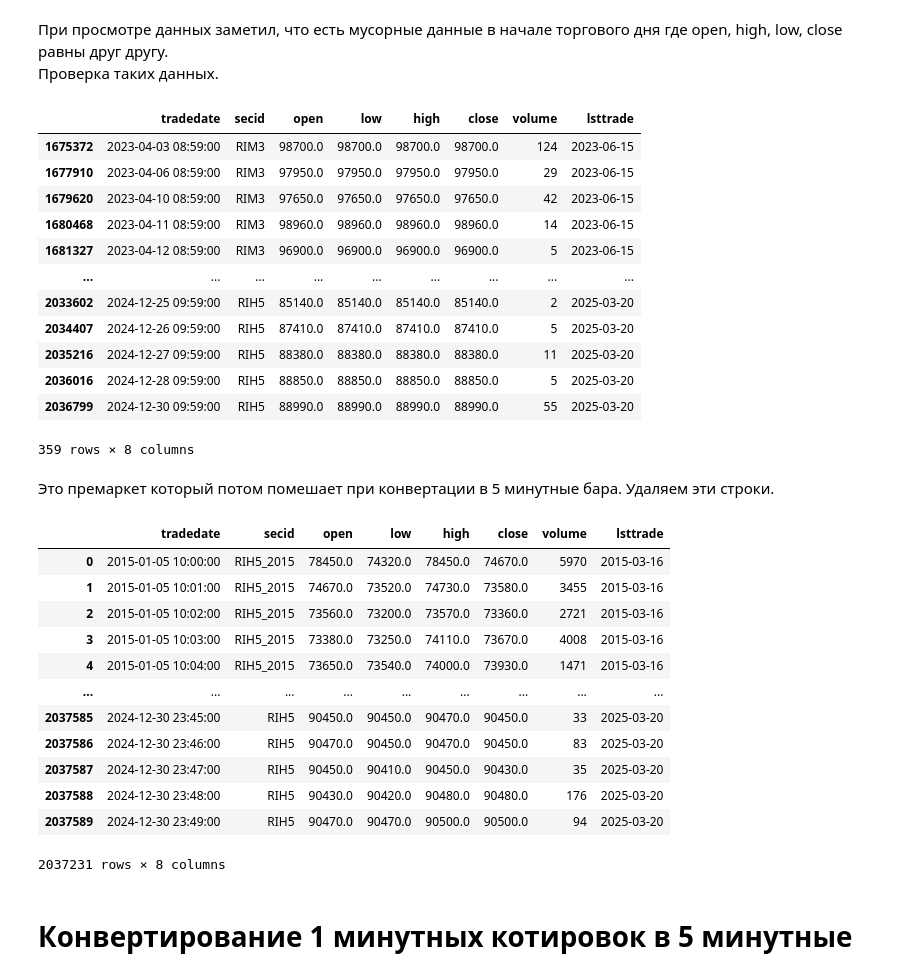
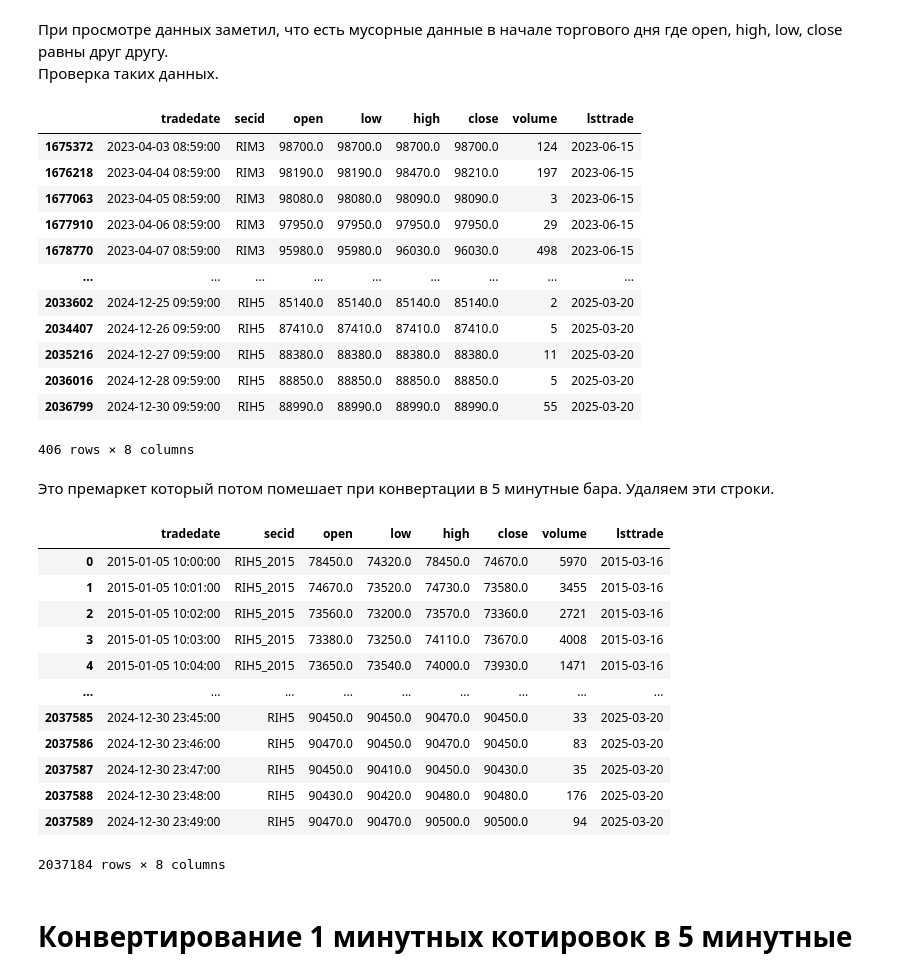
Before and after one commit to Alkor135/pj5_GMTS_trade_research, a Jupyter notebook: RTS_MOEX/RTS_подготовка_данных.ipynb, the cells around one changed output. Saved outputs shown, nothing was run; the diff lists cells and outputs as text; code cells hidden in the pictures.

```diff
--- a/RTS_MOEX/подготовка_данных.ipynb
+++ b/RTS_MOEX/RTS_подготовка_данных.ipynb
@@ -46,34 +46,34 @@ df
 # %%
 # Преобразуем 'tradedate' в datetime формат, если это ещё не сделано
 df['tradedate'] = pd.to_datetime(df['tradedate'])
 
 # Фильтрация по условиям
 filtered_df = df[
-    # Все значения равны друг другу
-    (df['open'] == df['high']) &
-    (df['open'] == df['low']) &
-    (df['open'] == df['close']) &
+    # # Все значения равны друг другу
+    # (df['open'] == df['high']) &
+    # (df['open'] == df['low']) &
+    # (df['open'] == df['close']) &
     # Минуты равны 59
     (df['tradedate'].dt.minute == 59) &
     # Первая строка за дату
     (df.groupby(df['tradedate'].dt.date)['tradedate'].rank(method='first') == 1)
 ]
 
 filtered_df
 # %% [output]
 |  | tradedate | secid | open | low | high | close | volume | lsttrade |
 | 1675372 | 2023-04-03 08:59:00 | RIM3 | 98700.0 | 98700.0 | 98700.0 | 98700.0 | 124 | 2023-06-15 |
+| 1676218 | 2023-04-04 08:59:00 | RIM3 | 98190.0 | 98190.0 | 98470.0 | 98210.0 | 197 | 2023-06-15 |
+| 1677063 | 2023-04-05 08:59:00 | RIM3 | 98080.0 | 98080.0 | 98090.0 | 98090.0 | 3 | 2023-06-15 |
 | 1677910 | 2023-04-06 08:59:00 | RIM3 | 97950.0 | 97950.0 | 97950.0 | 97950.0 | 29 | 2023-06-15 |
-| 1679620 | 2023-04-10 08:59:00 | RIM3 | 97650.0 | 97650.0 | 97650.0 | 97650.0 | 42 | 2023-06-15 |
-| 1680468 | 2023-04-11 08:59:00 | RIM3 | 98960.0 | 98960.0 | 98960.0 | 98960.0 | 14 | 2023-06-15 |
-| 1681327 | 2023-04-12 08:59:00 | RIM3 | 96900.0 | 96900.0 | 96900.0 | 96900.0 | 5 | 2023-06-15 |
+| 1678770 | 2023-04-07 08:59:00 | RIM3 | 95980.0 | 95980.0 | 96030.0 | 96030.0 | 498 | 2023-06-15 |
 | ... | ... | ... | ... | ... | ... | ... | ... | ... |
 | 2033602 | 2024-12-25 09:59:00 | RIH5 | 85140.0 | 85140.0 | 85140.0 | 85140.0 | 2 | 2025-03-20 |
 | 2034407 | 2024-12-26 09:59:00 | RIH5 | 87410.0 | 87410.0 | 87410.0 | 87410.0 | 5 | 2025-03-20 |
 | 2035216 | 2024-12-27 09:59:00 | RIH5 | 88380.0 | 88380.0 | 88380.0 | 88380.0 | 11 | 2025-03-20 |
 | 2036016 | 2024-12-28 09:59:00 | RIH5 | 88850.0 | 88850.0 | 88850.0 | 88850.0 | 5 | 2025-03-20 |
 | 2036799 | 2024-12-30 09:59:00 | RIH5 | 88990.0 | 88990.0 | 88990.0 | 88990.0 | 55 | 2025-03-20 |
-359 rows × 8 columns
+406 rows × 8 columns
 # %% [markdown]
 Это премаркет который потом помешает при конвертации в 5 минутные бара. Удаляем эти строки.
 # %%
@@ -96,7 +96,7 @@ df
 | 2037587 | 2024-12-30 23:47:00 | RIH5 | 90450.0 | 90410.0 | 90450.0 | 90430.0 | 35 | 2025-03-20 |
 | 2037588 | 2024-12-30 23:48:00 | RIH5 | 90430.0 | 90420.0 | 90480.0 | 90480.0 | 176 | 2025-03-20 |
 | 2037589 | 2024-12-30 23:49:00 | RIH5 | 90470.0 | 90470.0 | 90500.0 | 90500.0 | 94 | 2025-03-20 |
-2037231 rows × 8 columns
+2037184 rows × 8 columns
 # %% [markdown]
 # Конвертирование 1 минутных котировок в 5 минутные
 # %%
```
Also changed, not shown: parts of 7 cells of this notebook, 1 other file.
